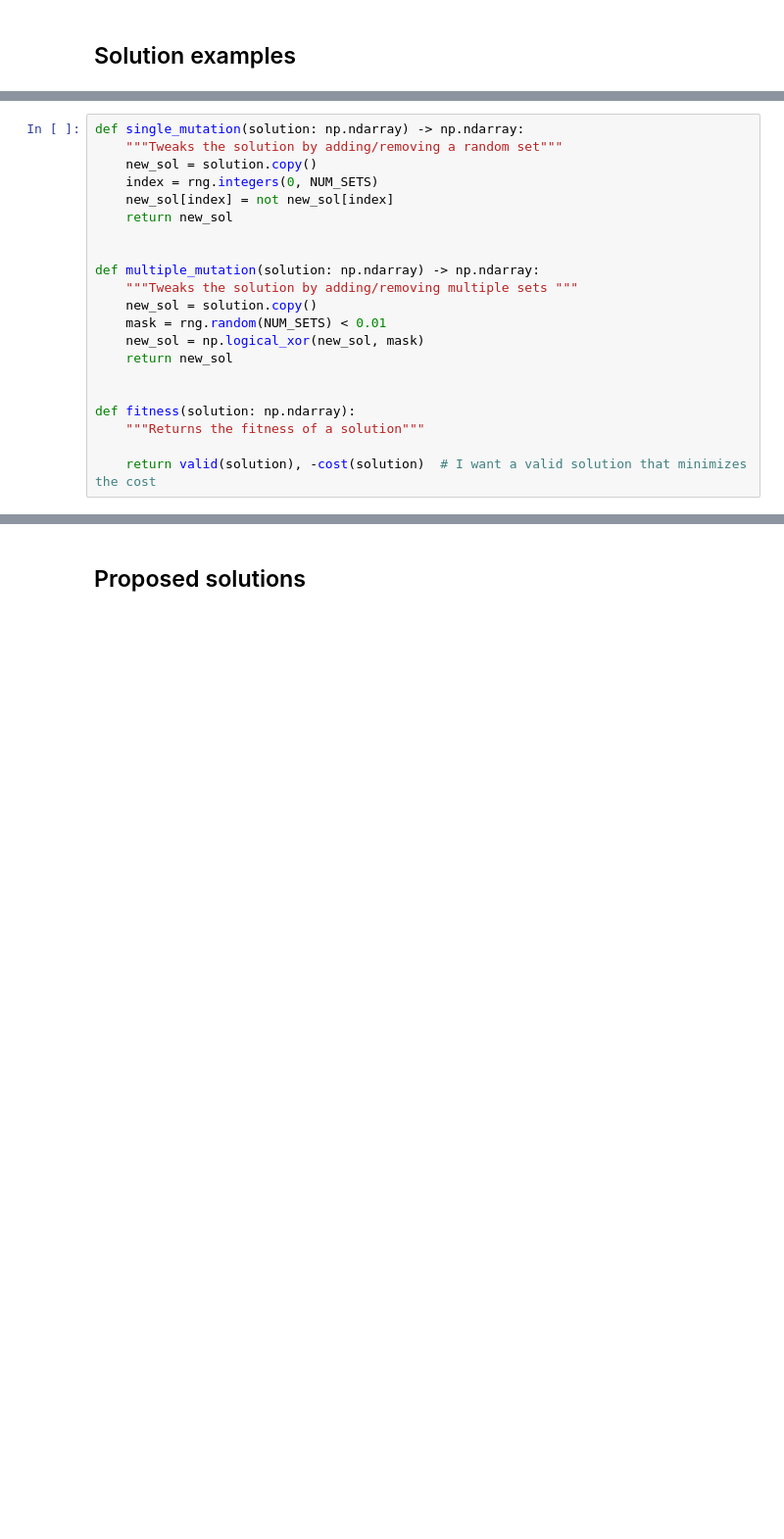
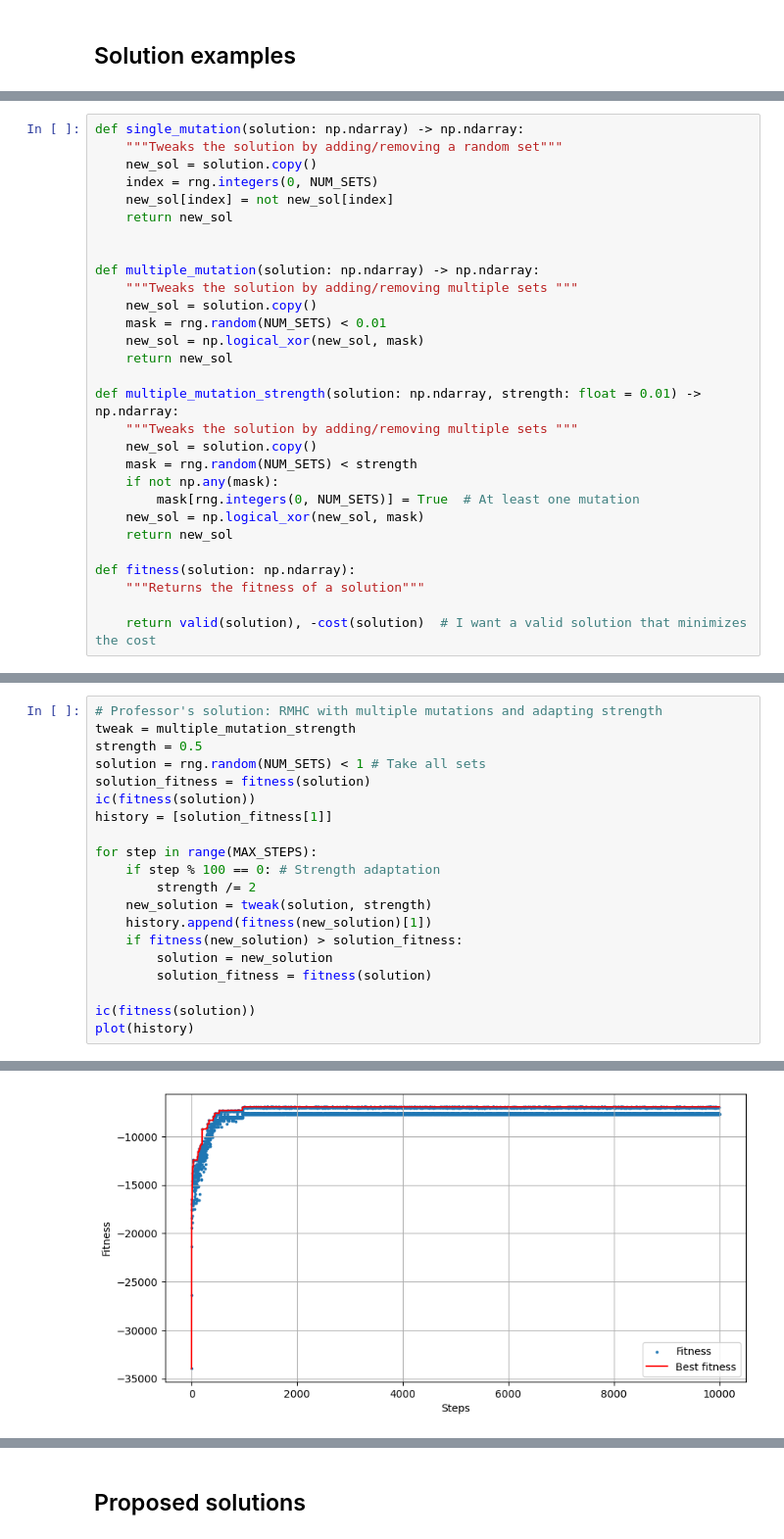
Before and after one commit to RonPlusSign/CI2024_lab1, a Jupyter notebook: set-cover.ipynb, the cells around one changed output, grey strips where cells are left out. Shown at 98% size. Saved outputs shown, nothing was run; the diff lists cells and outputs as text; blank space fills up the shorter version.

```diff
--- a/set-cover.ipynb
+++ b/set-cover.ipynb
@@ -71,6 +71,14 @@ def multiple_mutation(solution: np.ndarray) -> np.ndarray:
     new_sol = np.logical_xor(new_sol, mask)
     return new_sol
 
+def multiple_mutation_strength(solution: np.ndarray, strength: float = 0.01) -> np.ndarray:
+    """Tweaks the solution by adding/removing multiple sets """
+    new_sol = solution.copy()
+    mask = rng.random(NUM_SETS) < strength
+    if not np.any(mask):
+        mask[rng.integers(0, NUM_SETS)] = True  # At least one mutation
+    new_sol = np.logical_xor(new_sol, mask)
+    return new_sol
 
 def fitness(solution: np.ndarray):
     """Returns the fitness of a solution"""
@@ -132,0 +141,21 @@ ic| fitness(solution): (True, -471934.08013160754)
+# %%
+# Professor's solution: RMHC with multiple mutations and adapting strength
+tweak = multiple_mutation_strength
+strength = 0.5
+solution = rng.random(NUM_SETS) < 1 # Take all sets
+solution_fitness = fitness(solution)
+ic(fitness(solution))
+history = [solution_fitness[1]]
+
+for step in range(MAX_STEPS):
+    if step % 100 == 0: # Strength adaptation
+        strength /= 2
+    new_solution = tweak(solution, strength)
+    history.append(fitness(new_solution)[1])
+    if fitness(new_solution) > solution_fitness:
+        solution = new_solution
+        solution_fitness = fitness(solution)
+
+ic(fitness(solution))
+plot(history)
+# %% [output]
@@ -132,0 +164 @@ ic| fitness(solution): (True, -471934.08013160754)
+[figure, added]
```
Also changed, not shown: parts of 13 cells of this notebook.
